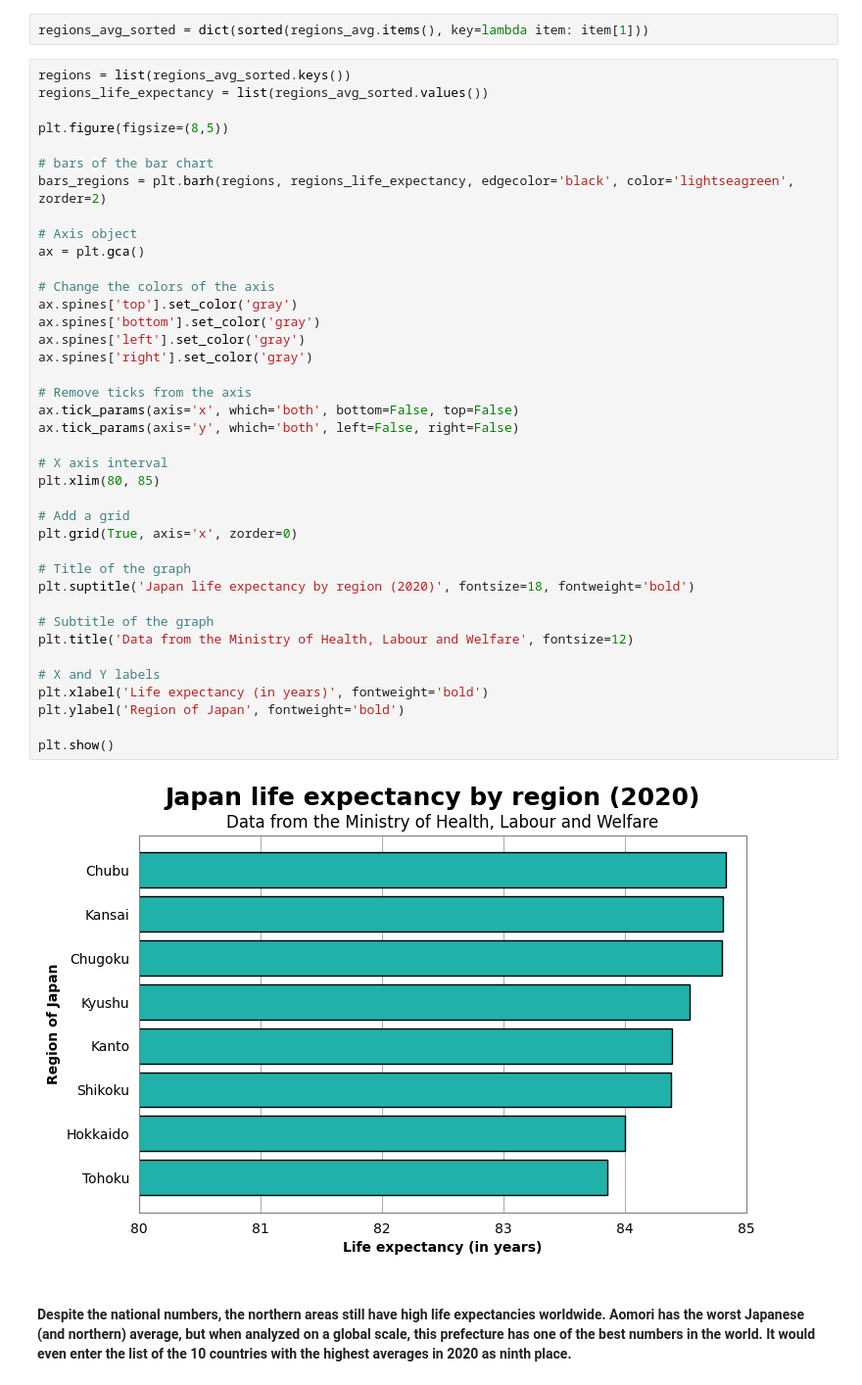
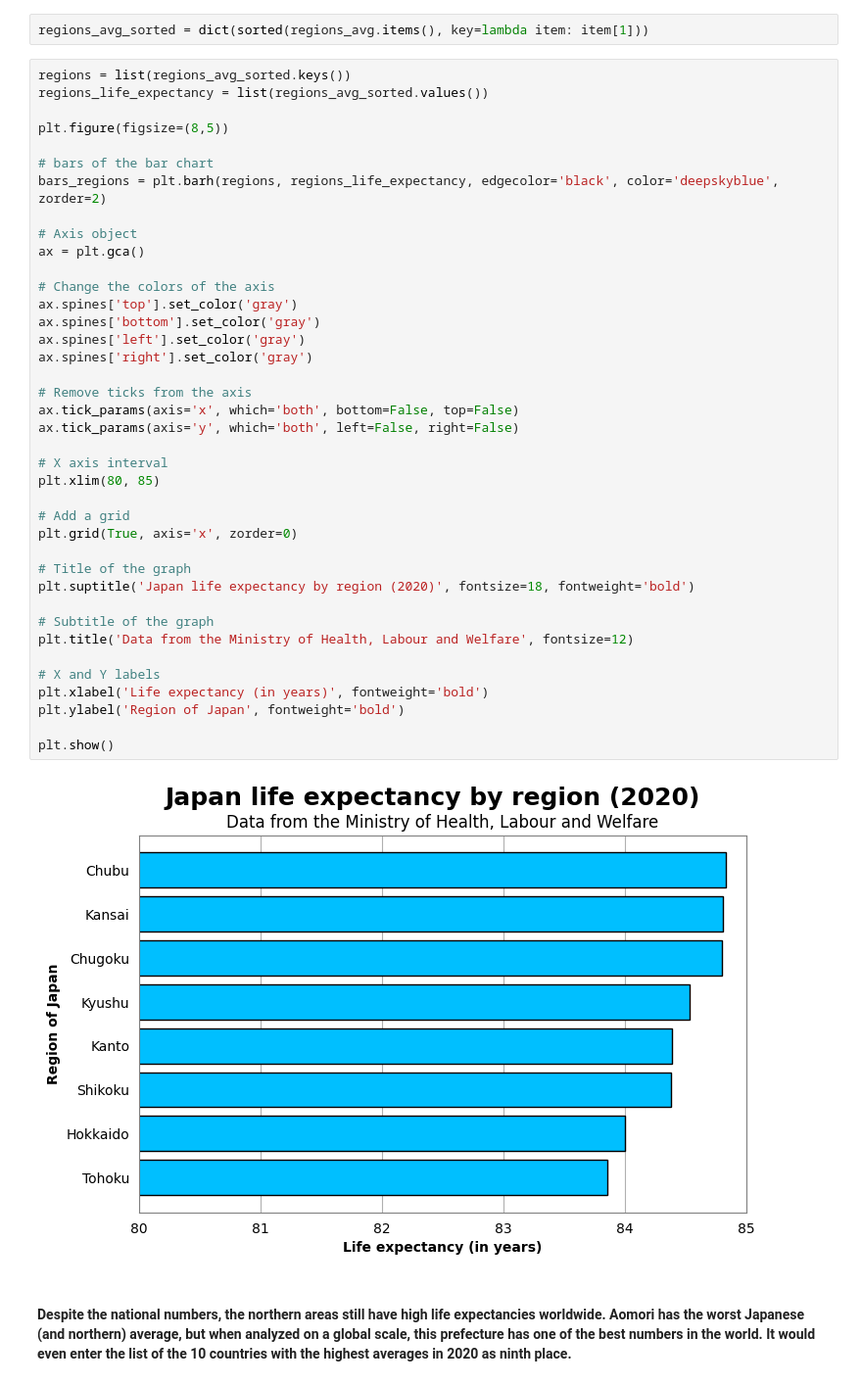
Before and after one commit to rafaseto/japan-life-expectancy, a Jupyter notebook: data_analysis.ipynb, the cells around one changed output. Shown at 98% size. Saved outputs shown, nothing was run; the diff lists cells and outputs as text.

Commit message:
standardizes plot colors
Plots related to Japan: deepskyblue; Plots in 'Top 10 countries': palegreen.

```diff
--- a/data_analysis.ipynb
+++ b/data_analysis.ipynb
@@ -116,40 +116,40 @@ regions_life_expectancy = list(regions_avg_sorted.values())
 plt.figure(figsize=(8,5))
 
 # bars of the bar chart
-bars_regions = plt.barh(regions, regions_life_expectancy, edgecolor='black', color='lightseagreen', zorder=2)
+bars_regions = plt.barh(regions, regions_life_expectancy, edgecolor='black', color='deepskyblue', zorder=2)
 
 # Axis object
 ax = plt.gca()
 
 # Change the colors of the axis
 ax.spines['top'].set_color('gray')
 ax.spines['bottom'].set_color('gray')
 ax.spines['left'].set_color('gray')
 ax.spines['right'].set_color('gray')
 
 # Remove ticks from the axis
 ax.tick_params(axis='x', which='both', bottom=False, top=False)
 ax.tick_params(axis='y', which='both', left=False, right=False)
 
 # X axis interval
 plt.xlim(80, 85)
 
 # Add a grid
 plt.grid(True, axis='x', zorder=0)
 
 # Title of the graph
 plt.suptitle('Japan life expectancy by region (2020)', fontsize=18, fontweight='bold')
 
 # Subtitle of the graph
 plt.title('Data from the Ministry of Health, Labour and Welfare', fontsize=12)
 
 # X and Y labels
 plt.xlabel('Life expectancy (in years)', fontweight='bold')
 plt.ylabel('Region of Japan', fontweight='bold')
 
 plt.show()
 # %% [output]
-[figure, old version]
+[figure, new version]
 # %% [markdown]
 #### Despite the national numbers, the northern areas still have high life expectancies worldwide. Aomori has the worst Japanese (and northern) average, but when analyzed on a global scale, this prefecture has one of the best numbers in the world. It would even enter the list of the 10 countries with the highest averages in 2020 as ninth place.
 # %%
```
Also changed, not shown: parts of 4 cells of this notebook.
